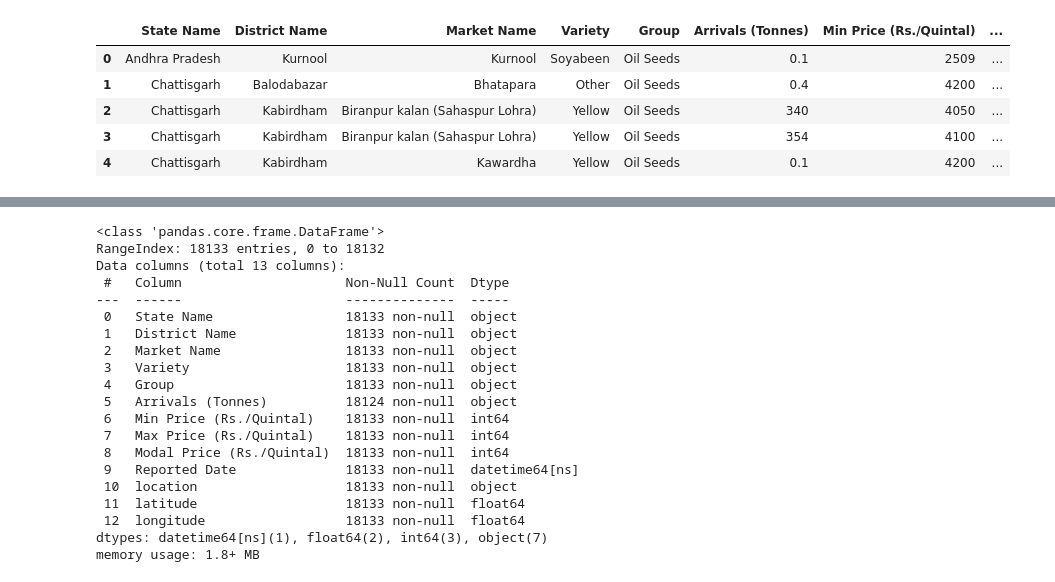
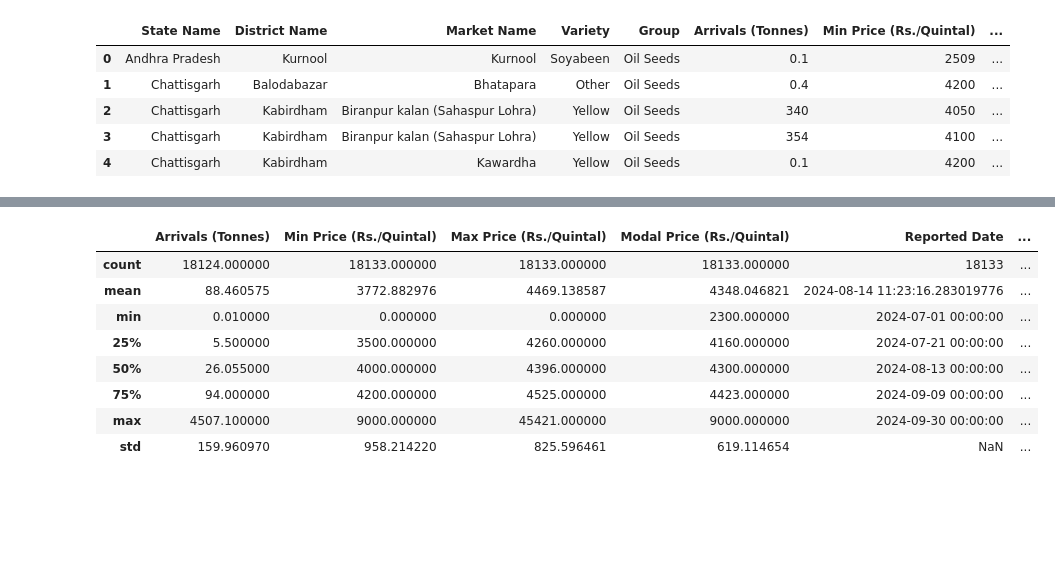
Before and after one commit to arunv8055/Soya-Market-Analysis, a Jupyter notebook: Soya_Market_Analysis.ipynb, the cells around one changed output, grey strips where cells are left out. Drawn from its saved outputs; the diff is of its cells as text; code cells hidden in the pictures; blank space fills up the shorter version.

```diff
--- a/Soya_Market_Analysis.ipynb
+++ b/Soya_Market_Analysis.ipynb
@@ -98,3 +98,44 @@ df_merged.head()
 | 2 | Chattisgarh | Kabirdham | Biranpur kalan (Sahaspur Lohra) | Yellow | Oil Seeds | 340 | 4050 | ... |
 | 3 | Chattisgarh | Kabirdham | Biranpur kalan (Sahaspur Lohra) | Yellow | Oil Seeds | 354 | 4100 | ... |
 | 4 | Chattisgarh | Kabirdham | Kawardha | Yellow | Oil Seeds | 0.1 | 4200 | ... |
+# %%
+# Assuming df_merged is your DataFrame
+df_merged['Arrivals (Tonnes)'] = pd.to_numeric(df_merged['Arrivals (Tonnes)'], errors='coerce')
+
+# Grouping data by state and reported date
+grouped_df = df_merged.groupby(['State Name', 'Reported Date']).agg({
+    'Modal Price (Rs./Quintal)': 'mean',
+    'Min Price (Rs./Quintal)': 'min',
+    'Max Price (Rs./Quintal)': 'max'
+}).reset_index()
+
+# Create separate charts for each state
+unique_states = grouped_df['State Name'].unique()
+
+for state in unique_states:
+    state_data = grouped_df[grouped_df['State Name'] == state]
+
+    # Create area chart
+    fig = px.area(state_data,
+                  x='Reported Date',
+                  y='Modal Price (Rs./Quintal)',
+                  title=f'Modal Prices of Oil Seeds in {state} with Confidence Intervals',
+                  labels={'Modal Price (Rs./Quintal)': 'Modal Price (Rs./Quintal)',
+                          'Reported Date': 'Reported Date'})
+
+    # Adding confidence intervals
+    fig.add_scatter(x=state_data['Reported Date'],
+                     y=state_data['Max Price (Rs./Quintal)'],
+                     mode='lines',
+                     name='Max Price',
+                     fill='tonexty',
+                     fillcolor='rgba(255, 0, 0, 0.2)')
+
+    fig.add_scatter(x=state_data['Reported Date'],
+                     y=state_data['Min Price (Rs./Quintal)'],
+                     mode='lines',
+                     name='Min Price',
+                     fill='tonexty',
+                     fillcolor='rgba(0, 255, 0, 0.2)')
+
+    fig.show()
@@ -101,23 +155,12 @@ df_merged.head()
 # %%
-df_merged.info()
+df_merged.describe()
 # %% [output]
-<class 'pandas.core.frame.DataFrame'>
-RangeIndex: 18133 entries, 0 to 18132
-Data columns (total 13 columns):
- #   Column                     Non-Null Count  Dtype
----  ------                     --------------  -----
- 0   State Name                 18133 non-null  object
- 1   District Name              18133 non-null  object
- 2   Market Name                18133 non-null  object
- 3   Variety                    18133 non-null  object
- 4   Group                      18133 non-null  object
- 5   Arrivals (Tonnes)          18124 non-null  object
- 6   Min Price (Rs./Quintal)    18133 non-null  int64
- 7   Max Price (Rs./Quintal)    18133 non-null  int64
- 8   Modal Price (Rs./Quintal)  18133 non-null  int64
- 9   Reported Date              18133 non-null  datetime64[ns]
- 10  location                   18133 non-null  object
- 11  latitude                   18133 non-null  float64
- 12  longitude                  18133 non-null  float64
-dtypes: datetime64[ns](1), float64(2), int64(3), object(7)
-memory usage: 1.8+ MB
+|  | Arrivals (Tonnes) | Min Price (Rs./Quintal) | Max Price (Rs./Quintal) | Modal Price (Rs./Quintal) | Reported Date | ... |
+| count | 18124.000000 | 18133.000000 | 18133.000000 | 18133.000000 | 18133 | ... |
+| mean | 88.460575 | 3772.882976 | 4469.138587 | 4348.046821 | 2024-08-14 11:23:16.283019776 | ... |
+| min | 0.010000 | 0.000000 | 0.000000 | 2300.000000 | 2024-07-01 00:00:00 | ... |
+| 25% | 5.500000 | 3500.000000 | 4260.000000 | 4160.000000 | 2024-07-21 00:00:00 | ... |
+| 50% | 26.055000 | 4000.000000 | 4396.000000 | 4300.000000 | 2024-08-13 00:00:00 | ... |
+| 75% | 94.000000 | 4200.000000 | 4525.000000 | 4423.000000 | 2024-09-09 00:00:00 | ... |
+| max | 4507.100000 | 9000.000000 | 45421.000000 | 9000.000000 | 2024-09-30 00:00:00 | ... |
+| std | 159.960970 | 958.214220 | 825.596461 | 619.114654 | NaN | ... |
```
Also changed, not shown: parts of 10 cells of this notebook.
